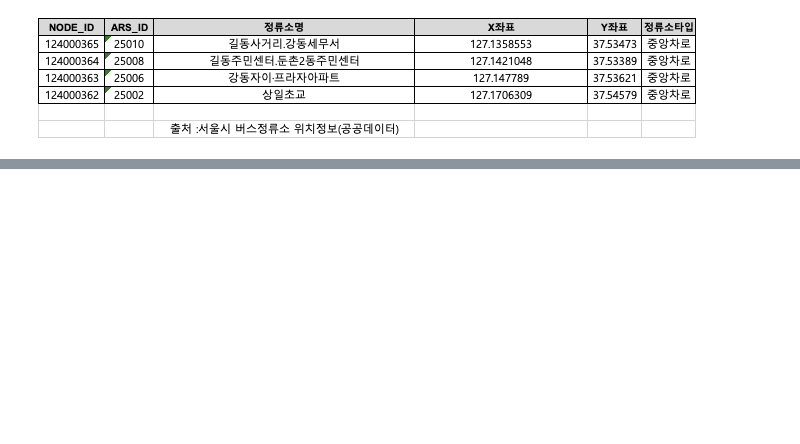
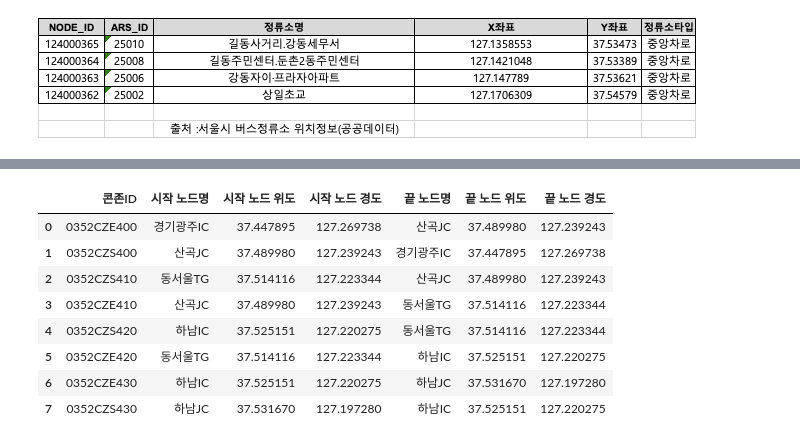
Before and after one commit to ParkJiYeoung8297/HUFS.BigData.Team, a Jupyter notebook: src/천호.잠실 셔틀의 경로.ipynb, the cells around one changed output, grey strips where cells are left out. Drawn from its saved outputs; the diff is of its cells as text; code cells hidden in the pictures; blank space fills up the shorter version.

```diff
--- a/src/천호.잠실 셔틀의 경로.ipynb
+++ b/src/천호.잠실 셔틀의 경로.ipynb
@@ -23,3 +53,16 @@ df
+# %%
+node_df=pd.read_csv('data/노드 위도 경도.csv',encoding='utf-8')
+node_df
+# %% [output]
+|  | 콘존ID | 시작 노드명 | 시작 노드 위도 | 시작 노드 경도 | 끝 노드명 | 끝 노드 위도 | 끝 노드 경도 |
+| 0 | 0352CZE400 | 경기광주IC | 37.447895 | 127.269738 | 산곡JC | 37.489980 | 127.239243 |
+| 1 | 0352CZS400 | 산곡JC | 37.489980 | 127.239243 | 경기광주IC | 37.447895 | 127.269738 |
+| 2 | 0352CZS410 | 동서울TG | 37.514116 | 127.223344 | 산곡JC | 37.489980 | 127.239243 |
+| 3 | 0352CZE410 | 산곡JC | 37.489980 | 127.239243 | 동서울TG | 37.514116 | 127.223344 |
+| 4 | 0352CZS420 | 하남IC | 37.525151 | 127.220275 | 동서울TG | 37.514116 | 127.223344 |
+| 5 | 0352CZE420 | 동서울TG | 37.514116 | 127.223344 | 하남IC | 37.525151 | 127.220275 |
+| 6 | 0352CZE430 | 하남IC | 37.525151 | 127.220275 | 하남JC | 37.531670 | 127.197280 |
+| 7 | 0352CZS430 | 하남JC | 37.531670 | 127.197280 | 하남IC | 37.525151 | 127.220275 |
 # %%
 import folium
 
```
Also changed, not shown: parts of 4 cells of this notebook, 6 other files.
